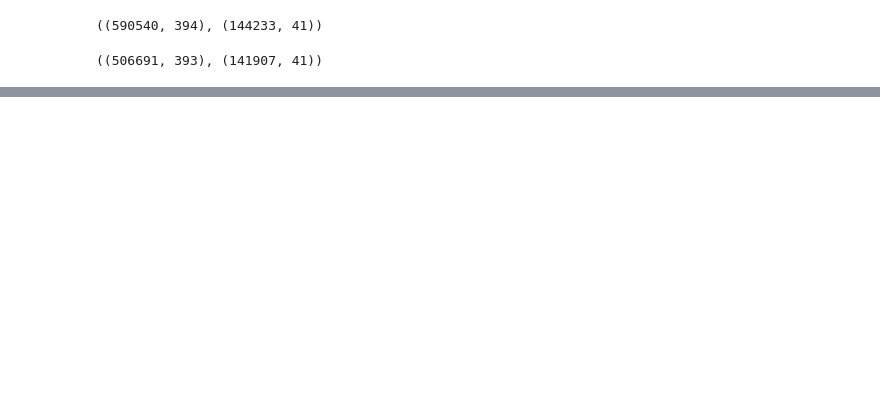
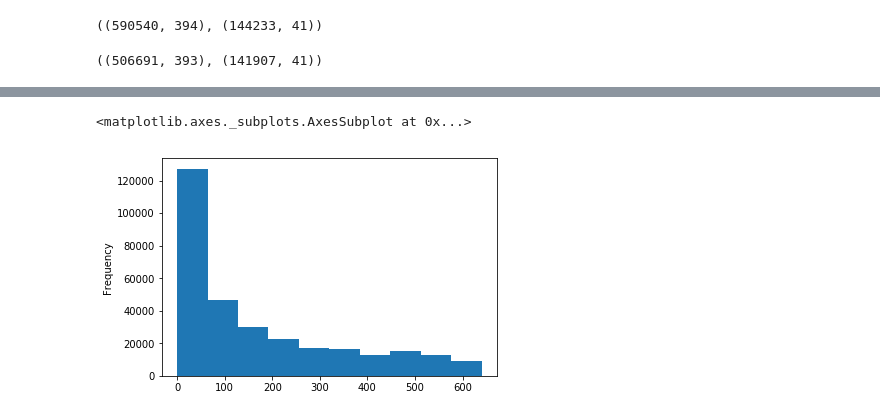
Before and after one commit to gupta-d/Fraud-Detection-with-Keras-Auro-Encoders, a Jupyter notebook: training.ipynb, the cells around one changed output, grey strips where cells are left out. Saved outputs shown, nothing was run; the diff lists cells and outputs as text; code cells hidden in the pictures; blank space fills up the shorter version.

```diff
--- a/training.ipynb
+++ b/training.ipynb
@@ -323,0 +579,5 @@ df[df.isFraud == 1]
+# %%
+df.D2.plot(kind = 'hist')
+# %% [output]
+<matplotlib.axes._subplots.AxesSubplot at 0x...>
+[figure, added]
```
Also changed, not shown: parts of 98 cells of this notebook.
